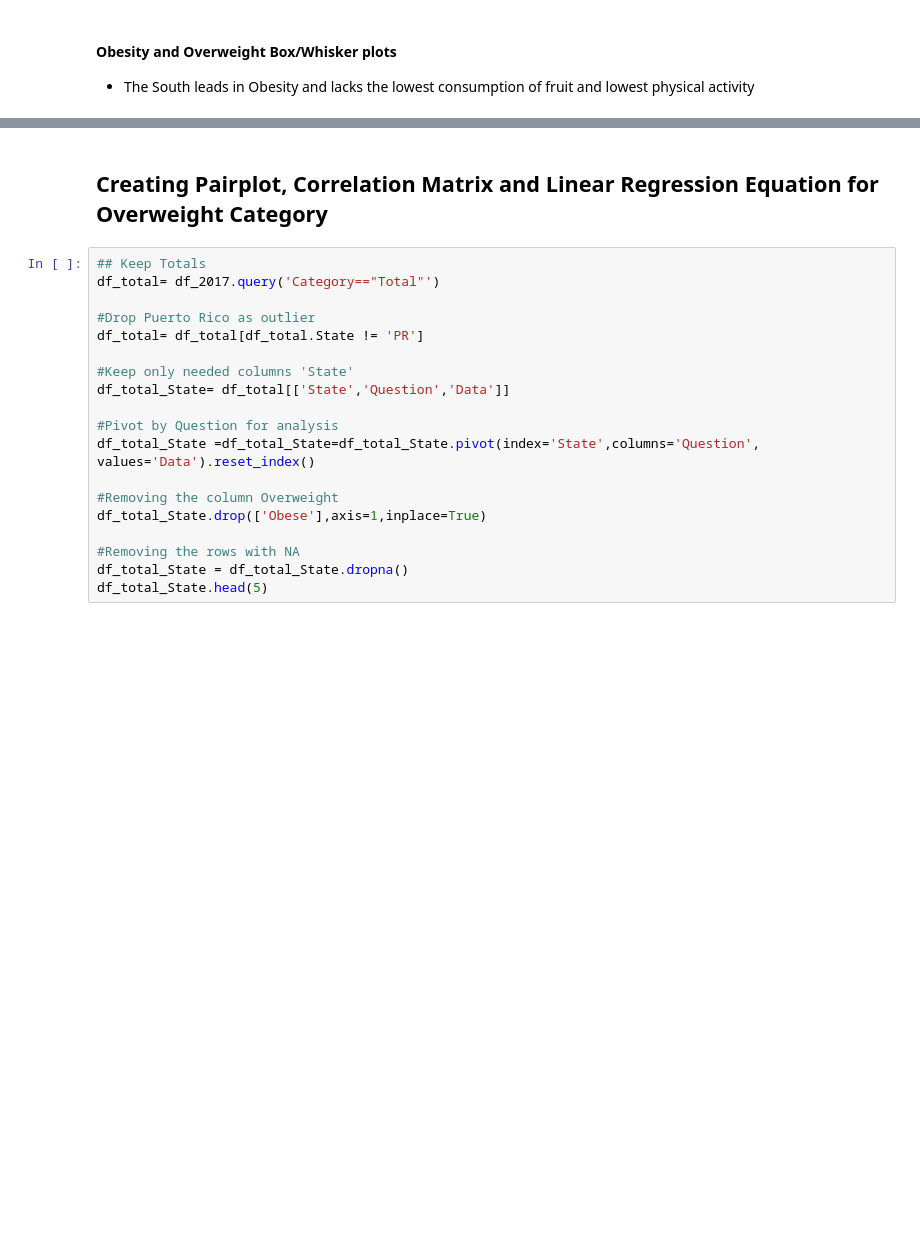
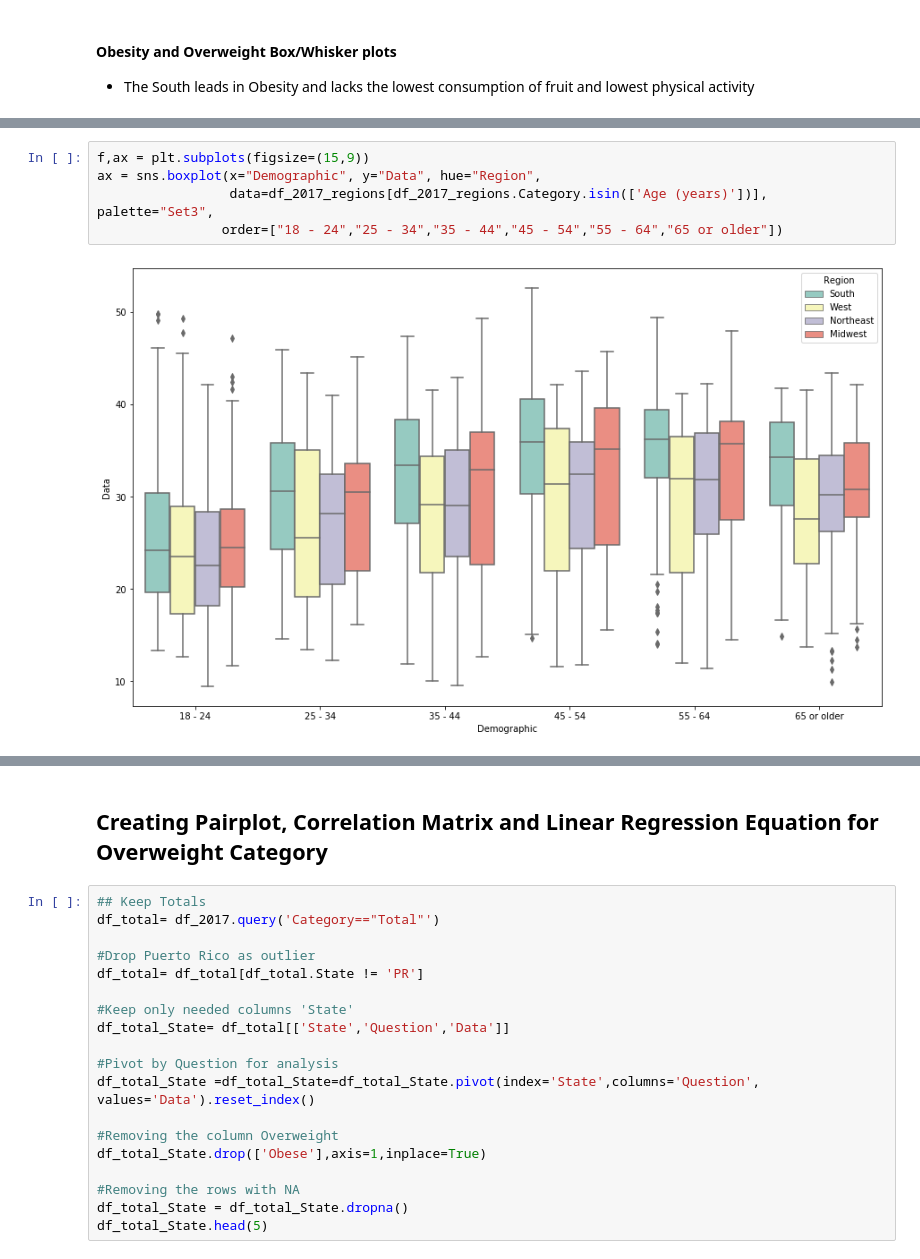
Before and after one commit to DimitriKourouniotis/Capstone-2, a Jupyter notebook: Capstone 2.ipynb, the cells around one changed output, grey strips where cells are left out. Drawn from its saved outputs; the diff is of its cells as text; blank space fills up the shorter version.

Commit message:
Updated Boxplots

```diff
--- a/Capstone 2.ipynb
+++ b/Capstone 2.ipynb
@@ -1026,0 +923,7 @@ gapminder.boxplot(column='lifeExp',by='continent',
+# %%
+f,ax = plt.subplots(figsize=(15,9))
+ax = sns.boxplot(x="Demographic", y="Data", hue="Region",
+                 data=df_2017_regions[df_2017_regions.Category.isin(['Age (years)'])], palette="Set3",
+                order=["18 - 24","25 - 34","35 - 44","45 - 54","55 - 64","65 or older"])
+# %% [output]
+[figure, added]
```
Also changed, not shown: parts of 17 cells of this notebook.
